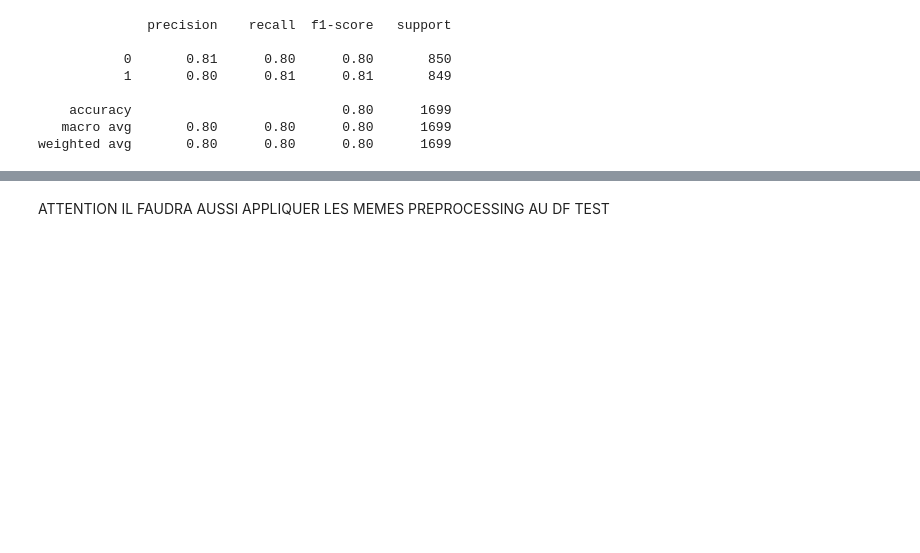
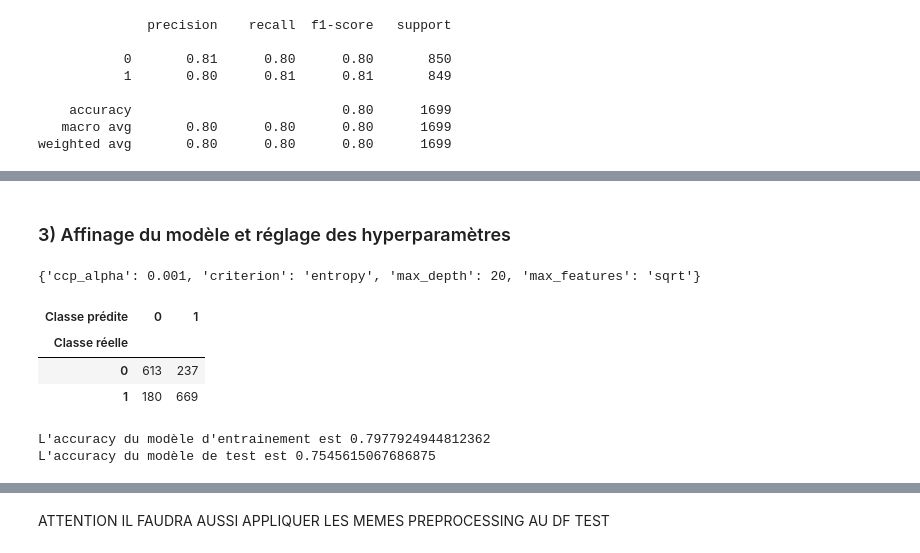
Before and after one commit to G-RELIQUET/Spaceship-Titanic, a Jupyter notebook: Etude.ipynb, the cells around one changed output, grey strips where cells are left out. Cells and saved outputs as stored; diff of their text form; code cells hidden in the pictures; blank space fills up the shorter version.

```diff
--- a/Etude.ipynb
+++ b/Etude.ipynb
@@ -993,0 +1022,33 @@ weighted avg       0.80      0.80      0.80      1699
+# %% [markdown]
+### 3) Affinage du modèle et réglage des hyperparamètres
+# %%
+parametres = {'max_features': ['auto', 'sqrt', 'log2'],
+              'ccp_alpha': [0.1, 0.01, 0.001, 0.0001],
+              'max_depth' : np.arange(5,30,1),
+              'criterion' :['gini', 'entropy']
+             }
+
+grid_dt = model_selection.GridSearchCV(estimator=clf_dt, param_grid=parametres, cv=5, n_jobs=-1) #Application de la fonction au classifieur
+grille = grid_dt.fit(X_train_scaled,y_train) #Entrainement sur l'ensemble d'entrainement
+print(pd.DataFrame.from_dict(grille.cv_results_).loc[:,['params', 'mean_test_score']])
+# %%
+print(grid_dt.best_params_)
+# %% [output]
+{'ccp_alpha': 0.001, 'criterion': 'entropy', 'max_depth': 20, 'max_features': 'sqrt'}
+# %%
+y_pred=grid_dt.predict(X_test_scaled)
+pd.crosstab(y_test, y_pred, rownames=['Classe réelle'], colnames=['Classe prédite'])
+# %% [output]
+| Classe prédite | 0 | 1 |
+| Classe réelle |  |  |
+| 0 | 613 | 237 |
+| 1 | 180 | 669 |
+# %%
+accuracy_train_dt = grid_dt.score(X_train_scaled, y_train)
+print("L'accuracy du modèle d'entrainement est",accuracy_train_dt )
+accuracy_test_dt = grid_dt.score(X_test_scaled, y_test)
+print("L'accuracy du modèle de test est",accuracy_test_dt)
+#On remarque qu'il y a plus d'overfitting. Le tuning des hyperparamètres n'a pas apporté beaucoup plus d'accuracy ici.
+# %% [output]
+L'accuracy du modèle d'entrainement est 0.7977924944812362
+L'accuracy du modèle de test est 0.7545615067686875
```
Also changed, not shown: parts of 100 cells of this notebook.
